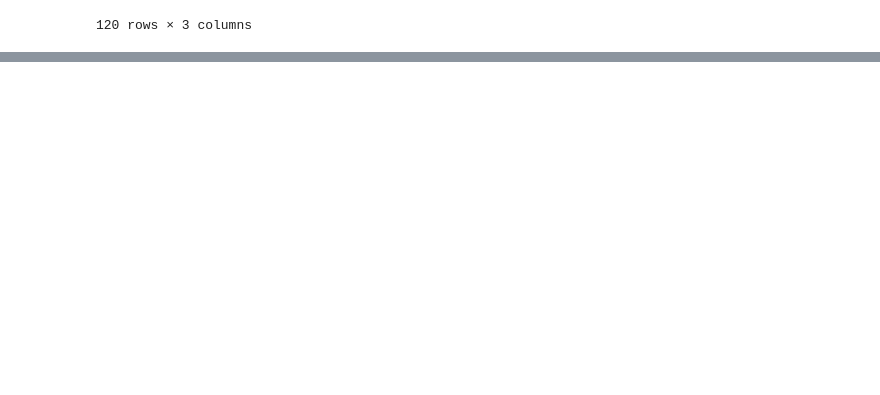
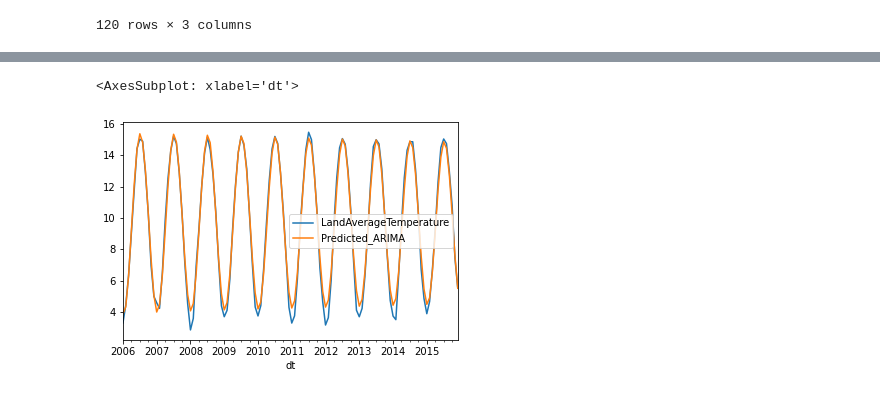
Before and after one commit to Anjali-DA/Data-Analyticts-Python, a Jupyter notebook: Time series/Project-Global temp forcasting.ipynb, the cells around one changed output, grey strips where cells are left out. Drawn from its saved outputs; the diff is of its cells as text; code cells hidden in the pictures; blank space fills up the shorter version.

```diff
--- a/Time series/Project-Global temp forcasting.ipynb
+++ b/Time series/Project-Global temp forcasting.ipynb
@@ -194,0 +250,5 @@ test_data
+# %%
+pred_start_date= test_data.index[0]
+pred_end_date= test_data.index[-1]
+print(pred_start_date)
+print(pred_end_date)
@@ -194,0 +258,3 @@ test_data
+# %%
+pred= arima_model.predict(start=pred_start_date, end= pred_end_date)
+residuals= test_data['LandAverageTemperature']-pred
@@ -194,0 +305,5 @@ test_data
+# %%
+test_data[['LandAverageTemperature','Predicted_ARIMA']].plot()
+# %% [output]
+<AxesSubplot: xlabel='dt'>
+[figure, added]
```
Also changed, not shown: parts of 11 cells of this notebook.
